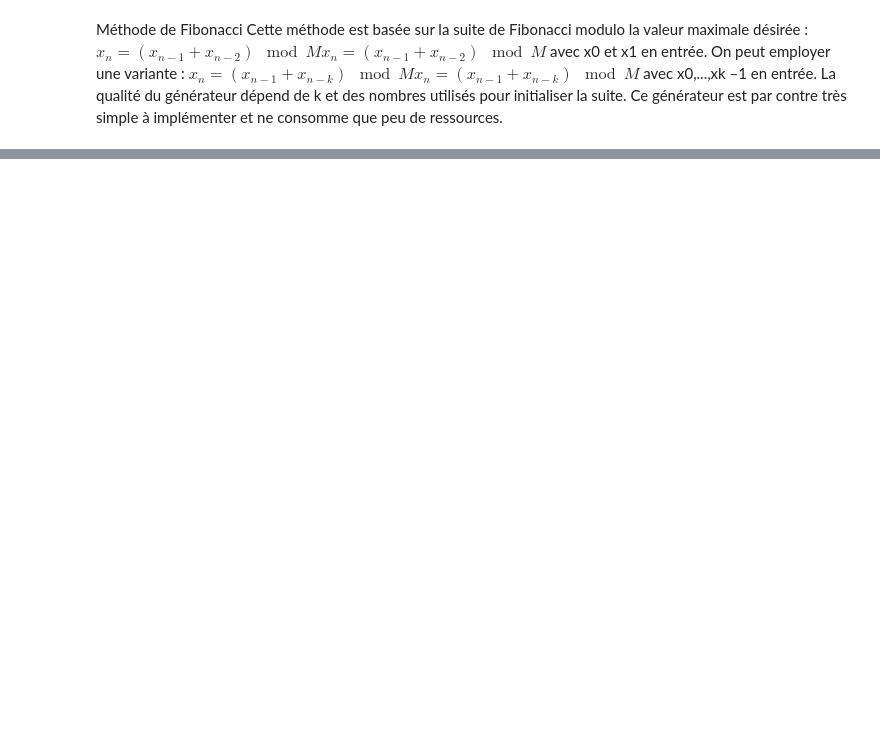
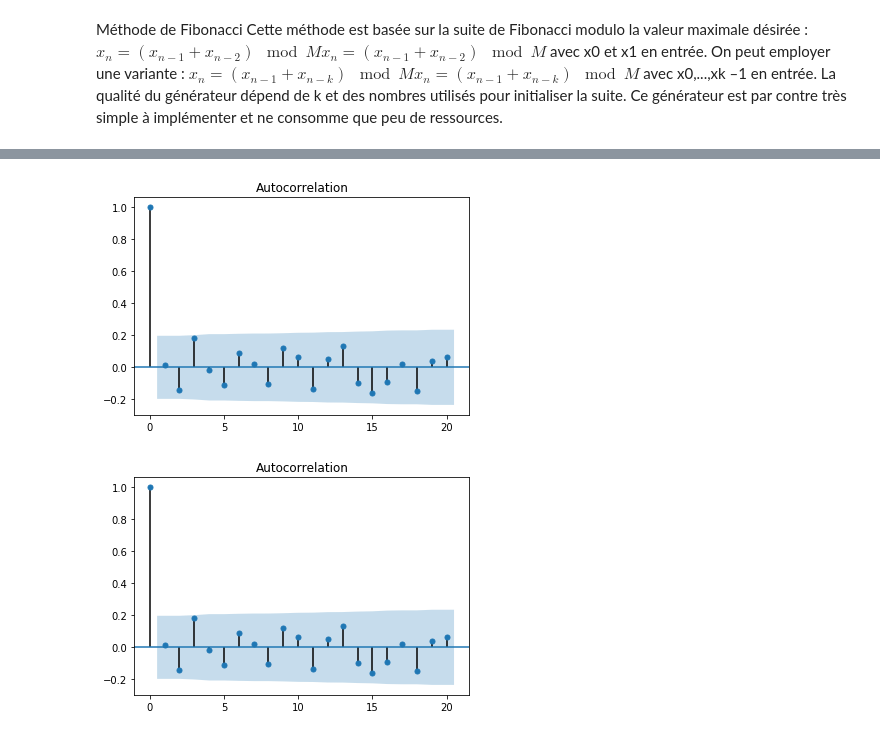
Before and after one commit to GregoryLagasse/random, a Jupyter notebook: jupyter/random.ipynb, the cells around one changed output, grey strips where cells are left out. Cells and saved outputs as stored; diff of their text form; code cells hidden in the pictures; blank space fills up the shorter version.

```diff
--- a/jupyter/random.ipynb
+++ b/jupyter/random.ipynb
@@ -31,0 +88,5 @@ class generator_fibonacci():
+# %%
+plot_acf(np.array(X[1:]))
+# %% [output]
+[figure, added]
+[figure, added]
```
Also changed, not shown: parts of 21 cells of this notebook.
